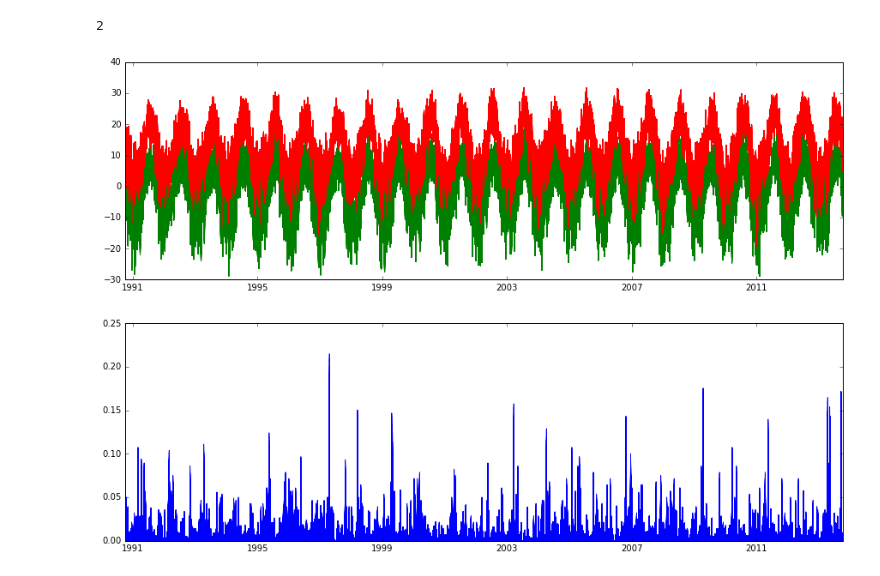
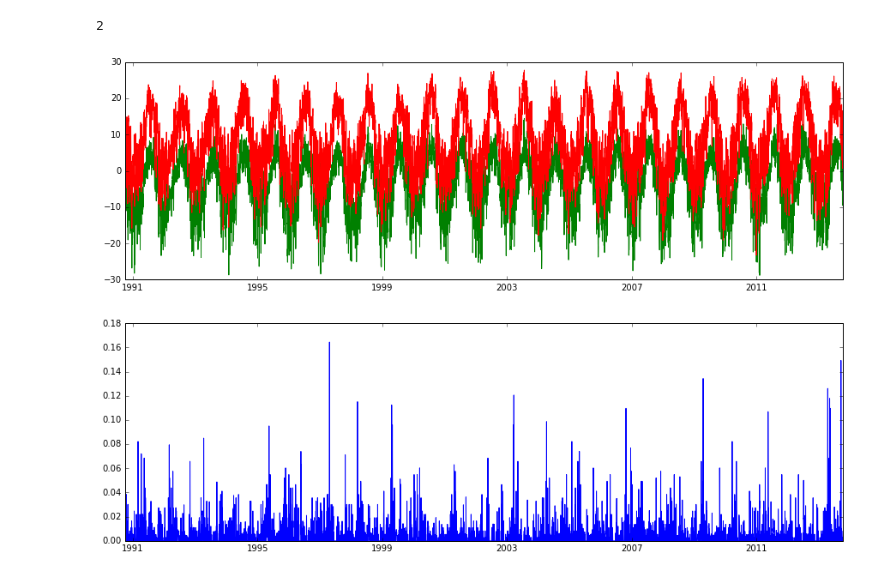
Before and after one commit to theobarnhart/rhessys_prep_analysis, a Jupyter notebook: ComoCreek/Generate Experiment Forcings with dynamic precip weights and variable snow.ipynb, the cells around one changed output. Cells and saved outputs as stored; diff of their text form; code cells hidden in the pictures.

```diff
--- a/ComoCreek/Generate Experiment Forcings with dynamic precip weights and variable snow.ipynb
+++ b/ComoCreek/Generate Experiment Forcings with dynamic precip weights and variable snow.ipynb
@@ -477,13 +482,13 @@ files = glob.glob('/RHESSys/Como/clim/exp/grid%s*.pcl'%(cellsize))
 # %%
 fig = plt.figure(figsize=(15,10))
 ax1 = fig.add_subplot(211)
 ax2 = fig.add_subplot(212)
 
-for fl in files:
+for fl in files[:1]:
     tmp = pd.read_pickle(fl)
     ax1.plot(tmp.Tmin,'-g')
     ax1.plot(tmp.Tmax,'-r')
 
     ax2.plot(tmp.P,'-b')
 # %% [output]
-[figure, old version]
+[figure, new version]
```
Also changed, not shown: parts of 9 cells of this notebook.
